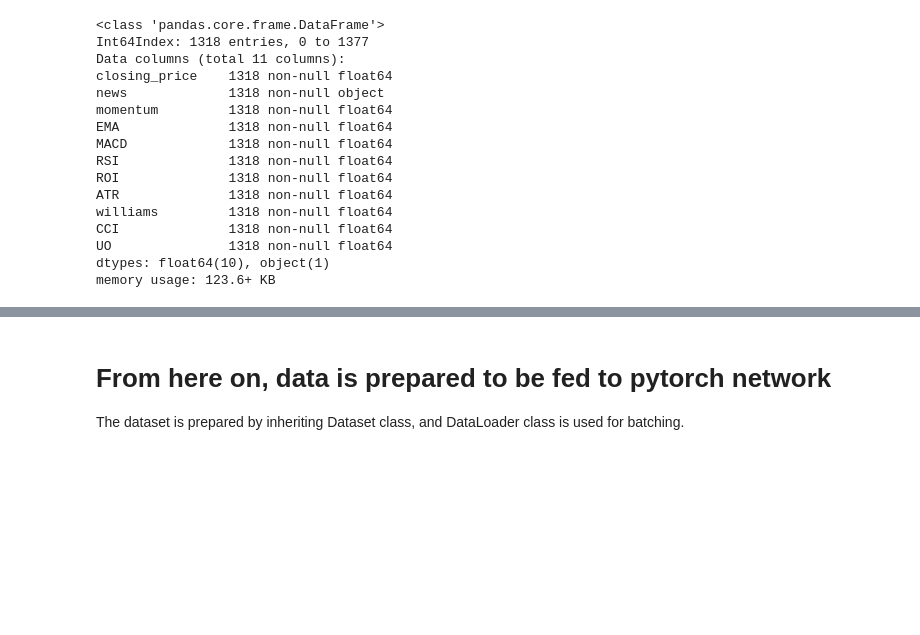
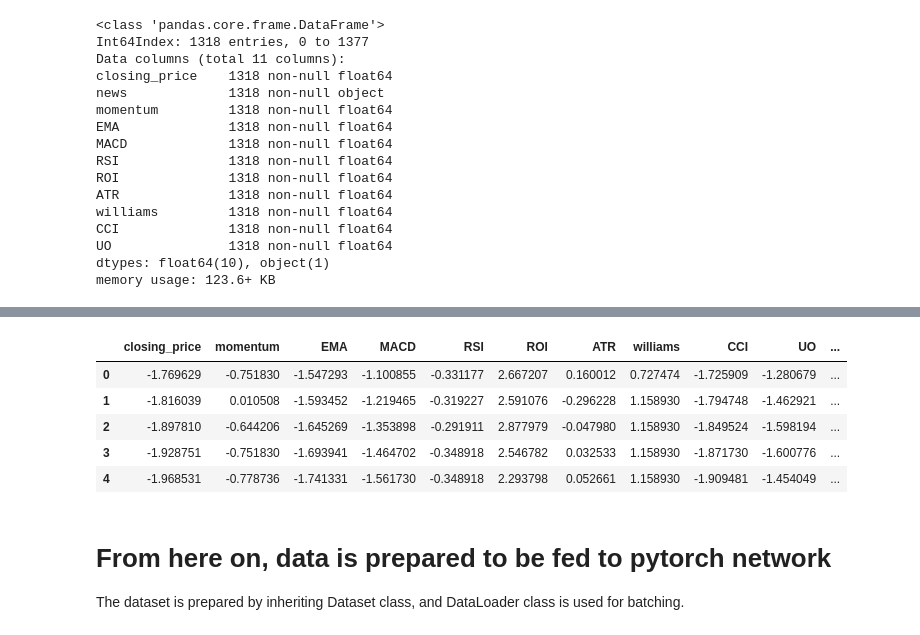
Before and after one commit to Sampanna-Sharma/Nepal-Stock-Market-Visualization, a Jupyter notebook: model_edited.ipynb, the cells around one changed output, grey strips where cells are left out. Saved outputs shown, nothing was run; the diff lists cells and outputs as text; code cells hidden in the pictures; blank space fills up the shorter version.

```diff
--- a/model_edited.ipynb
+++ b/model_edited.ipynb
@@ -53,6 +51,23 @@ nepse_data.head()
 | 2 | 917.0 | [[0.31150949001312256, 0.76477855... | -75.0 | 1044.151049 | -72.401798 | 0.480000 | 1.135878 | 75.0 | 1.000000 | 942.000000 | ... |
 | 3 | 903.0 | [[0.1868913620710373, 0.795294106... | -87.0 | 1022.435502 | -78.293327 | 0.000000 | 1.120598 | 87.0 | 1.000000 | 932.000000 | ... |
 | 4 | 885.0 | [[0.3303453326225281, 0.857634723... | -90.0 | 1001.291578 | -83.452392 | 0.000000 | 1.108927 | 90.0 | 1.000000 | 915.000000 | ... |
+# %%
+test =  nepse_data.loc[:,["closing_price", "momentum","EMA","MACD","RSI","ROI","ATR","williams",
+                                "CCI","UO"]]
+normalizer = StandardScaler()
+normalizer.fit(test.values)
+x_norm = pd.DataFrame(normalizer.transform(test.values), index=test.index, columns=test.columns)
+x_norm
+x_norm["news"] = nepse_data["news"]
+x_norm["Label"] = nepse_data["Label"]
+x_norm.head()
+# %% [output]
+|  | closing_price | momentum | EMA | MACD | RSI | ROI | ATR | williams | CCI | UO | ... |
+| 0 | -1.769629 | -0.751830 | -1.547293 | -1.100855 | -0.331177 | 2.667207 | 0.160012 | 0.727474 | -1.725909 | -1.280679 | ... |
+| 1 | -1.816039 | 0.010508 | -1.593452 | -1.219465 | -0.319227 | 2.591076 | -0.296228 | 1.158930 | -1.794748 | -1.462921 | ... |
+| 2 | -1.897810 | -0.644206 | -1.645269 | -1.353898 | -0.291911 | 2.877979 | -0.047980 | 1.158930 | -1.849524 | -1.598194 | ... |
+| 3 | -1.928751 | -0.751830 | -1.693941 | -1.464702 | -0.348918 | 2.546782 | 0.032533 | 1.158930 | -1.871730 | -1.600776 | ... |
+| 4 | -1.968531 | -0.778736 | -1.741331 | -1.561730 | -0.348918 | 2.293798 | 0.052661 | 1.158930 | -1.909481 | -1.454049 | ... |
 # %% [markdown]
 # From here on, data is prepared to be fed to pytorch network
 
```
Also changed, not shown: parts of 6 cells of this notebook, 8 other files.
